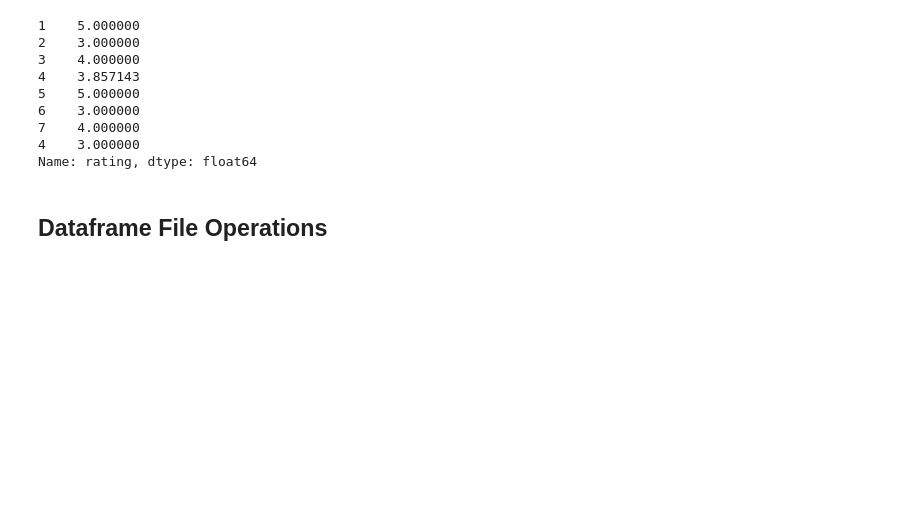
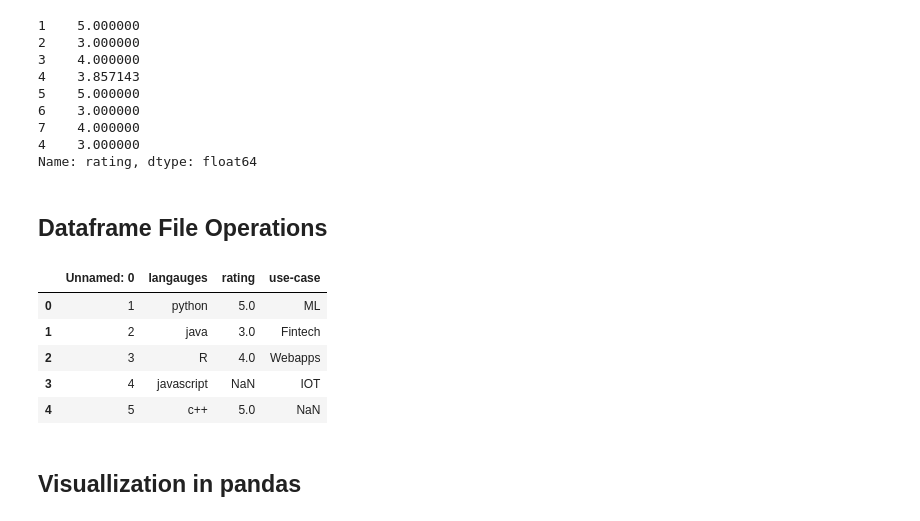
Before and after one commit to ikotun-dev/pandas, a Jupyter notebook: pandas_intro.ipynb, the cells around one changed output. Drawn from its saved outputs; the diff is of its cells as text; code cells hidden in the pictures; blank space fills up the shorter version.

```diff
--- a/pandas_intro.ipynb
+++ b/pandas_intro.ipynb
@@ -266,3 +266,14 @@ Name: rating, dtype: float64
 ## Dataframe File Operations
 # %%
 df4.to_csv('data.csv')
+# %%
+df_animal = pd.read_csv('data.csv')
+# %%
+df_animal.head()
+# %% [output]
+|  | Unnamed: 0 | langauges | rating | use-case |
+| 0 | 1 | python | 5.0 | ML |
+| 1 | 2 | java | 3.0 | Fintech |
+| 2 | 3 | R | 4.0 | Webapps |
+| 3 | 4 | javascript | NaN | IOT |
+| 4 | 5 | c++ | 5.0 | NaN |
@@ -268,0 +282,2 @@ df4.to_csv('data.csv')
+# %% [markdown]
+## Visuallization in pandas
```
Also changed, not shown: parts of 2 cells of this notebook, 1 other file.
